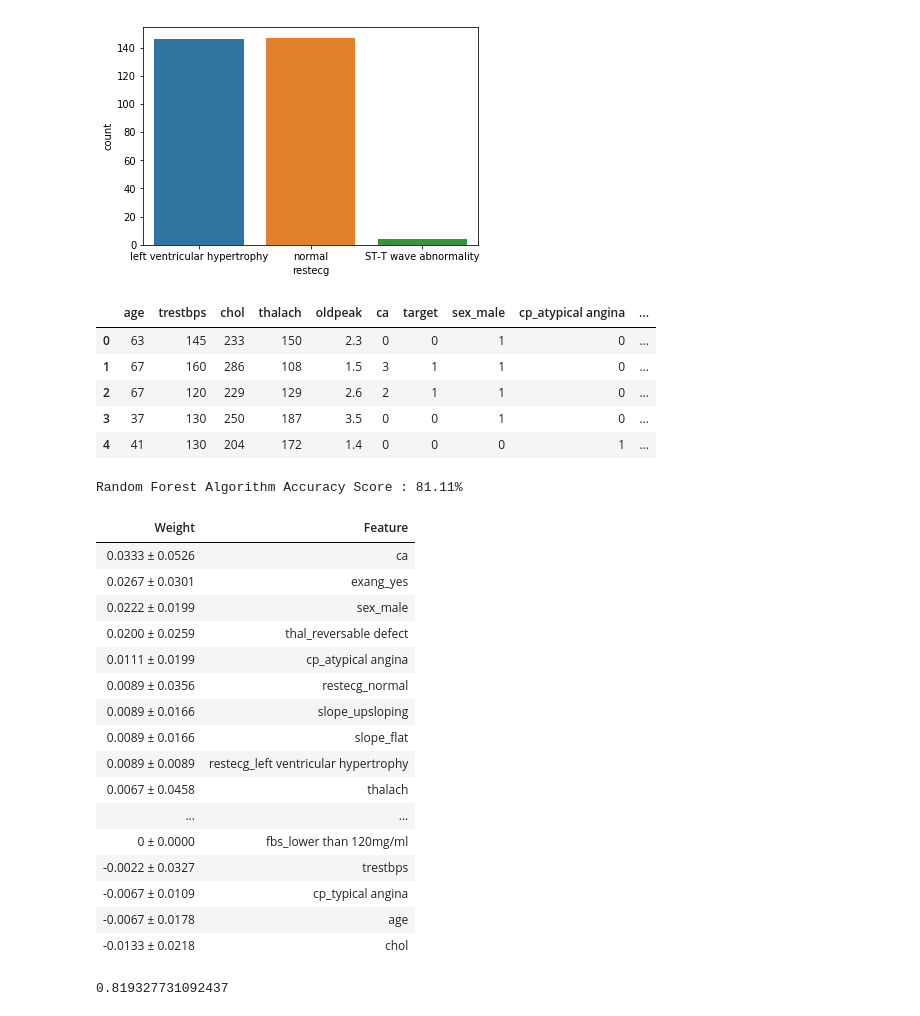
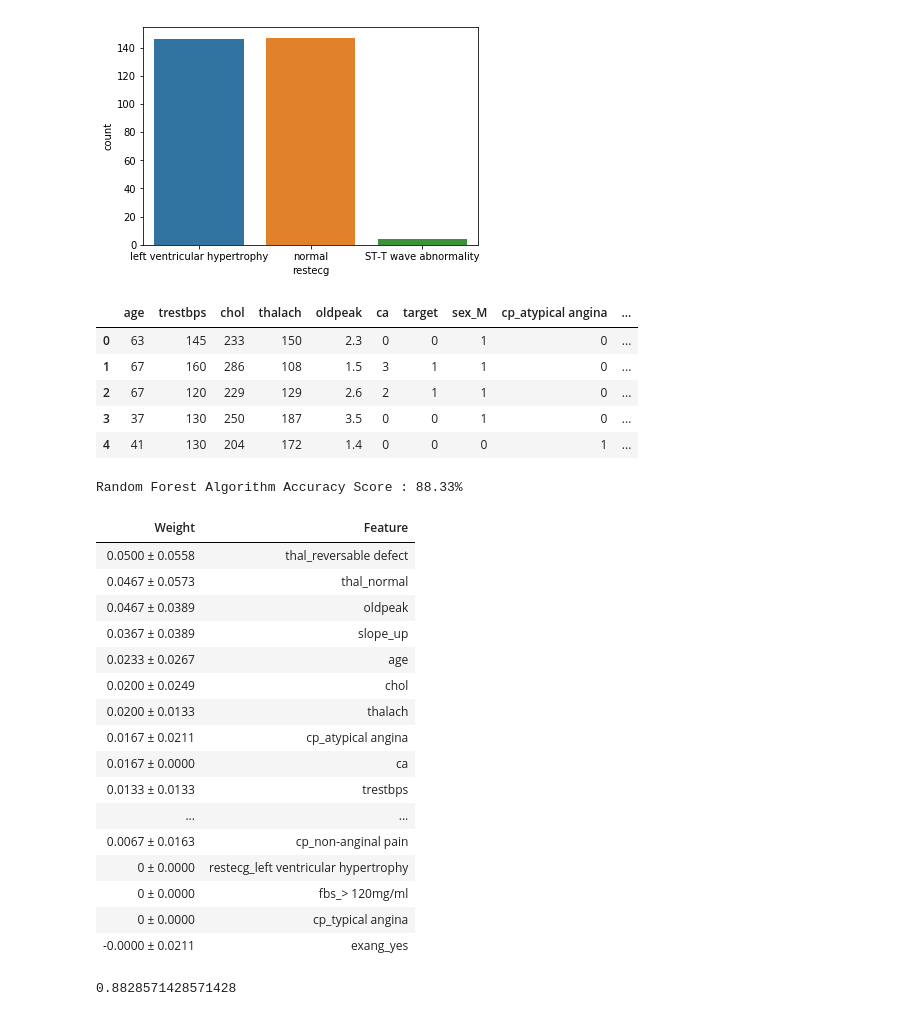
Before and after one commit to timhor/Heart-Disease-Visualisation, a Jupyter notebook: EDA.ipynb, the cells around one changed output. Cells and saved outputs as stored; diff of their text form; code cells hidden in the pictures.

```diff
--- a/EDA.ipynb
+++ b/EDA.ipynb
@@ -5,7 +5,9 @@ import seaborn as sns
 import matplotlib.pyplot as plt
 # %%
 # cleaning
-
+# changing data types
+# adding suffixes to column data
+pd.options.mode.chained_assignment = None
 df = pd.read_csv('processed.cleveland.data')
 
 df = df.replace('?', np.nan)
@@ -17,9 +19,10 @@ df['age'] = pd.to_numeric(df['age']).astype(int)
 df['thalach'] = pd.to_numeric(df['thalach']).astype(int)
 df['trestbps'] = pd.to_numeric(df['trestbps']).astype(int)
 
-df['sex'][df['sex'] == 0] = 'female'
-df['sex'][df['sex'] == 1.0] = 'male'
+df['sex'][df['sex'] == 0] = 'F'
+df['sex'][df['sex'] == 1.0] = 'M'
 df['sex'].astype(object)
+
 df['cp'][df['cp'] == 1] = 'typical angina'
 df['cp'][df['cp'] == 2] = 'atypical angina'
 df['cp'][df['cp'] == 3] = 'non-anginal pain'
@@ -31,20 +34,18 @@ df['thal'][df['thal'] == '6.0'] = 'fixed defect'
 df['thal'][df['thal'] == '7.0'] = 'reversable defect'
 df['thal'].astype(object)
 
-df['fbs'][df['fbs'] == 0] = 'lower than 120mg/ml'
-df['fbs'][df['fbs'] == 1] = 'greater than 120mg/ml'
+df['fbs'][df['fbs'] == 0] = '< 120mg/ml'
+df['fbs'][df['fbs'] == 1] = '> 120mg/ml'
 
 df['exang'][df['exang'] == 0] = 'no'
 df['exang'][df['exang'] == 1] = 'yes'
 
 df['target'] = df['target'].replace([2,3,4],1)
-#df['target'][df['target'] == 1] = 'disease'
-#df['target'][df['target'] == 0] = 'no disease'
 df['target'] = df['target'].astype(int)
 
-df['slope'][df['slope'] == 1.0] = 'upsloping'
+df['slope'][df['slope'] == 1.0] = 'up'
 df['slope'][df['slope'] == 2.0] = 'flat'
-df['slope'][df['slope'] == 3.0] = 'downsloping'
+df['slope'][df['slope'] == 3.0] = 'down'
 df['slope'].astype(object)
 
 df['restecg'][df['restecg'] == 0] = 'normal'
@@ -143,4 +129,6 @@ sns.countplot(df['restecg'])
 # %%
+# RFC
+
 from sklearn.model_selection import train_test_split
 from sklearn.ensemble import RandomForestClassifier #for the model
 
@@ -154,23 +142,23 @@ from sklearn.preprocessing import normalize
 # Split categorical data
 df = pd.get_dummies(df, drop_first=True)
 
-# Split Training & Test Set 70-30
-X_train, X_test, y_train, y_test = train_test_split(df.drop('target', 1), df['target'], test_size = .3, random_state=10)
+# Split Training & Test Set 80-20
+X_train, X_test, y_train, y_test = train_test_split(df.drop('target', 1), df['target'], test_size = .2, random_state=10)
 # %%
 df.head()
 # %% [output]
-|  | age | trestbps | chol | thalach | oldpeak | ca | target | sex_male | cp_atypical angina | ... |
+|  | age | trestbps | chol | thalach | oldpeak | ca | target | sex_M | cp_atypical angina | ... |
 | 0 | 63 | 145 | 233 | 150 | 2.3 | 0 | 0 | 1 | 0 | ... |
 | 1 | 67 | 160 | 286 | 108 | 1.5 | 3 | 1 | 1 | 0 | ... |
 | 2 | 67 | 120 | 229 | 129 | 2.6 | 2 | 1 | 1 | 0 | ... |
 | 3 | 37 | 130 | 250 | 187 | 3.5 | 0 | 0 | 1 | 0 | ... |
 | 4 | 41 | 130 | 204 | 172 | 1.4 | 0 | 0 | 0 | 1 | ... |
 # %%
-rf = RandomForestClassifier(n_estimators = 100, random_state = 1)
+rf = RandomForestClassifier(max_depth=5)
 rf.fit(X_train, y_train)
-print("Random Forest Algorithm Accuracy Score : {:.2f}%".format(model.score(X_test,y_test)*100))
+print("Random Forest Algorithm Accuracy Score : {:.2f}%".format(rf.score(X_test,y_test)*100))
 # %% [output]
-Random Forest Algorithm Accuracy Score : 81.11%
+Random Forest Algorithm Accuracy Score : 88.33%
 # %%
 # https://medium.com/all-things-ai/in-depth-parameter-tuning-for-random-forest-d67bb7e920d
 
@@ -181,28 +169,28 @@ roc_auc = auc(false_positive_rate, true_positive_rate)
 # %%
 # https://www.kaggle.com/tentotheminus9/what-causes-heart-disease-explaining-the-model
 # Finding out which features influence target
 
-perm = PermutationImportance(model, random_state=1).fit(X_test, y_test)
+perm = PermutationImportance(rf, random_state=1).fit(X_test, y_test)
 eli5.explain_weights(perm, feature_names = list(X_test.columns))
 # %% [output]
 | Weight | Feature |
-| 0.0333 ± 0.0526 | ca |
-| 0.0267 ± 0.0301 | exang_yes |
-| 0.0222 ± 0.0199 | sex_male |
-| 0.0200 ± 0.0259 | thal_reversable defect |
-| 0.0111 ± 0.0199 | cp_atypical angina |
-| 0.0089 ± 0.0356 | restecg_normal |
-| 0.0089 ± 0.0166 | slope_upsloping |
-| 0.0089 ± 0.0166 | slope_flat |
-| 0.0089 ± 0.0089 | restecg_left ventricular hypertrophy |
-| 0.0067 ± 0.0458 | thalach |
+| 0.0500 ± 0.0558 | thal_reversable defect |
+| 0.0467 ± 0.0573 | thal_normal |
+| 0.0467 ± 0.0389 | oldpeak |
+| 0.0367 ± 0.0389 | slope_up |
+| 0.0233 ± 0.0267 | age |
+| 0.0200 ± 0.0249 | chol |
+| 0.0200 ± 0.0133 | thalach |
+| 0.0167 ± 0.0211 | cp_atypical angina |
+| 0.0167 ± 0.0000 | ca |
+| 0.0133 ± 0.0133 | trestbps |
 | ... | ... |
-| 0 ± 0.0000 | fbs_lower than 120mg/ml |
-| -0.0022 ± 0.0327 | trestbps |
-| -0.0067 ± 0.0109 | cp_typical angina |
-| -0.0067 ± 0.0178 | age |
-| -0.0133 ± 0.0218 | chol |
+| 0.0067 ± 0.0163 | cp_non-anginal pain |
+| 0 ± 0.0000 | restecg_left ventricular hypertrophy |
+| 0 ± 0.0000 | fbs_> 120mg/ml |
+| 0 ± 0.0000 | cp_typical angina |
+| -0.0000 ± 0.0211 | exang_yes |
 # %%
 roc_auc
 # %% [output]
-0.819327731092437
+0.8828571428571428
```
Also changed, not shown: parts of 3 cells of this notebook, 1 other file.
